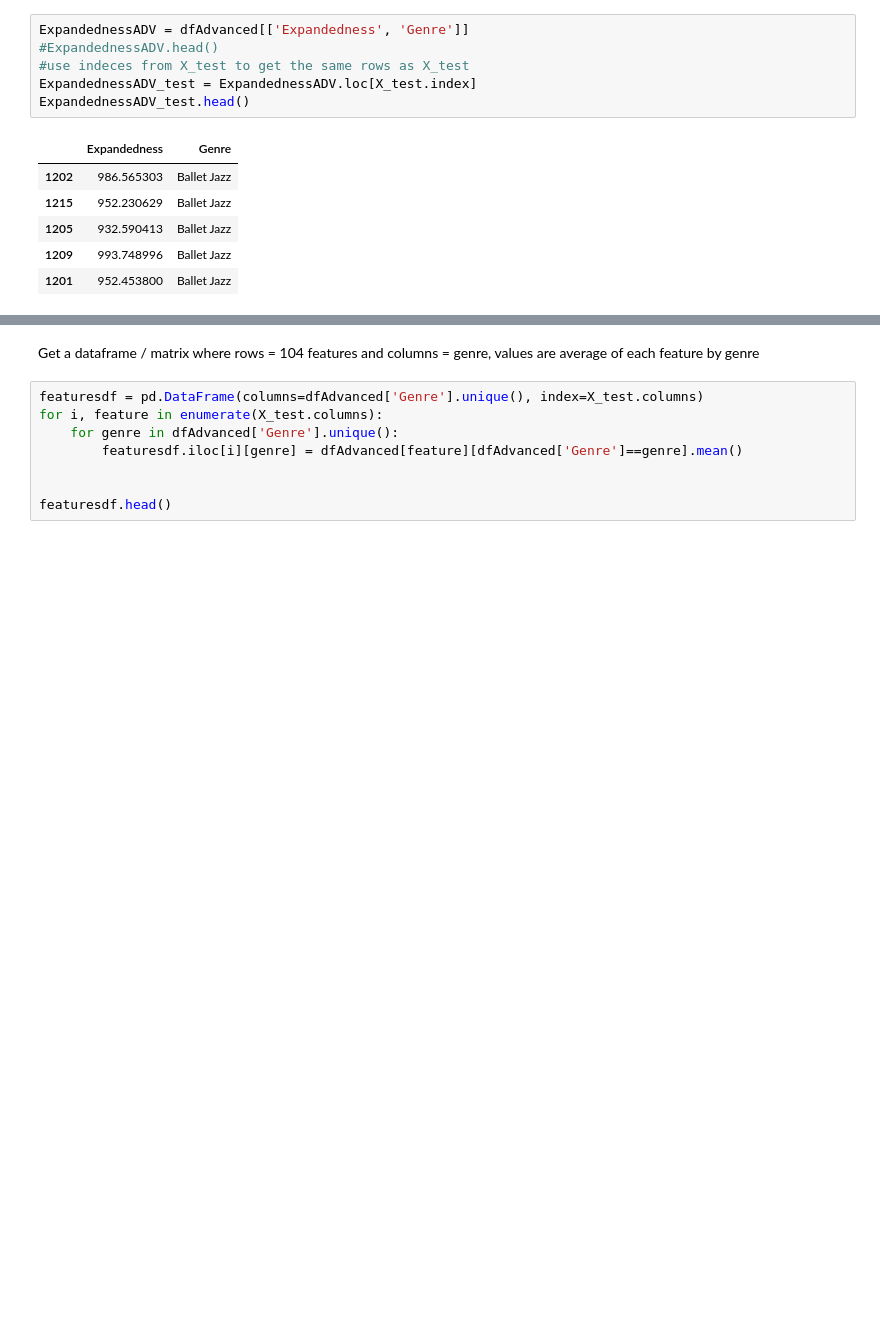
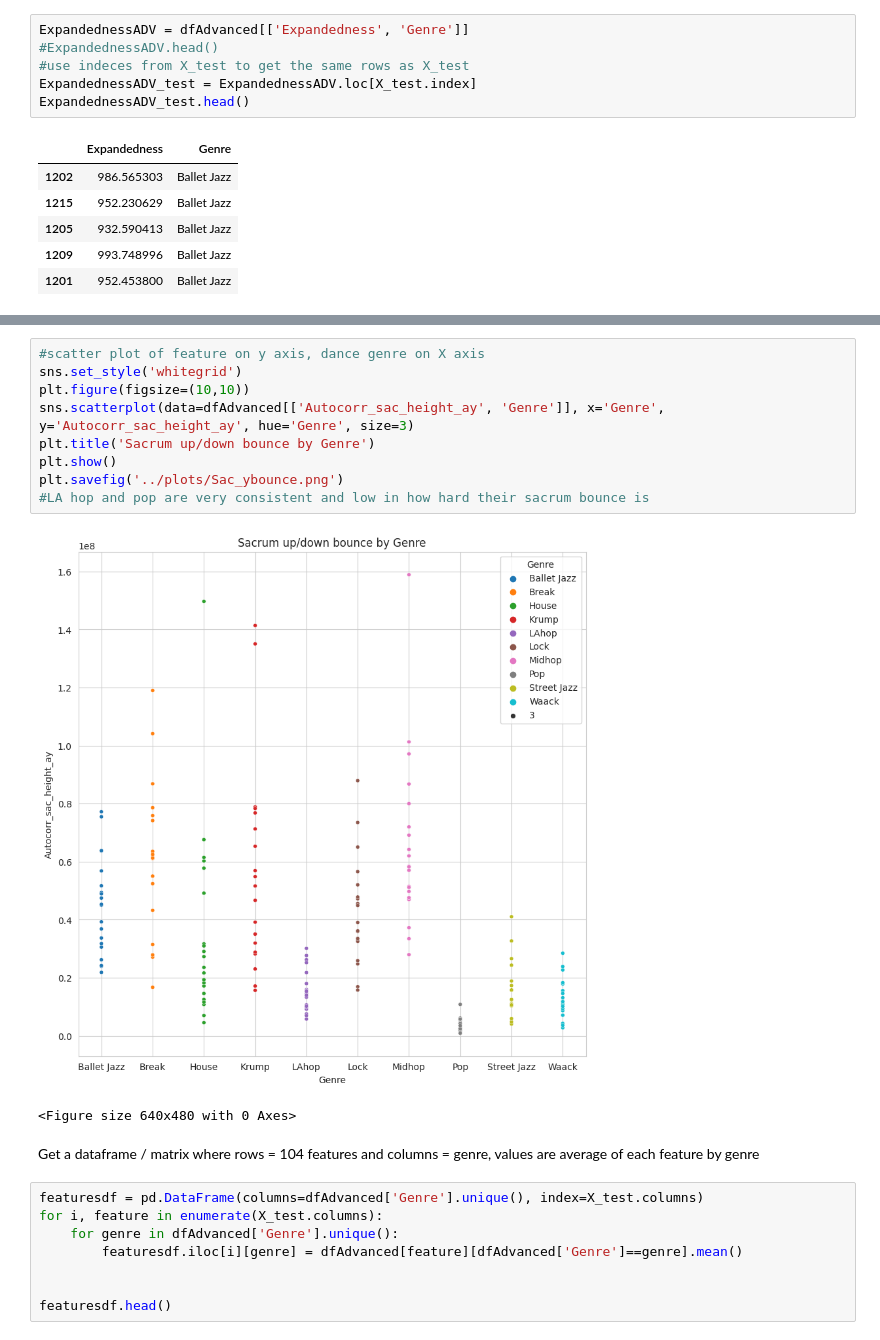
Before and after one commit to tBenBaker/MovementClassifier, a Jupyter notebook: DanceProj1/notebooks/03_inspectiondraft.ipynb, the cells around one changed output, grey strips where cells are left out. Drawn from its saved outputs; the diff is of its cells as text; blank space fills up the shorter version.

```diff
--- a/DanceProj1/notebooks/03_inspectiondraft.ipynb
+++ b/DanceProj1/notebooks/03_inspectiondraft.ipynb
@@ -142,3 +146,15 @@ plt.show()
+# %%
+#scatter plot of feature on y axis, dance genre on X axis
+sns.set_style('whitegrid')
+plt.figure(figsize=(10,10))
+sns.scatterplot(data=dfAdvanced[['Autocorr_sac_height_ay', 'Genre']], x='Genre', y='Autocorr_sac_height_ay', hue='Genre', size=3)
+plt.title('Sacrum up/down bounce by Genre')
+plt.show()
+plt.savefig('../plots/Sac_ybounce.png')
+#LA hop and pop are very consistent and low in how hard their sacrum bounce is
+# %% [output]
+[figure, added]
+<Figure size 640x480 with 0 Axes>
 # %% [markdown]
 Get a dataframe / matrix where rows = 104 features and columns = genre, values are average of each feature by genre
 # %%
```
Also changed, not shown: parts of 14 cells of this notebook, 33 other files.
